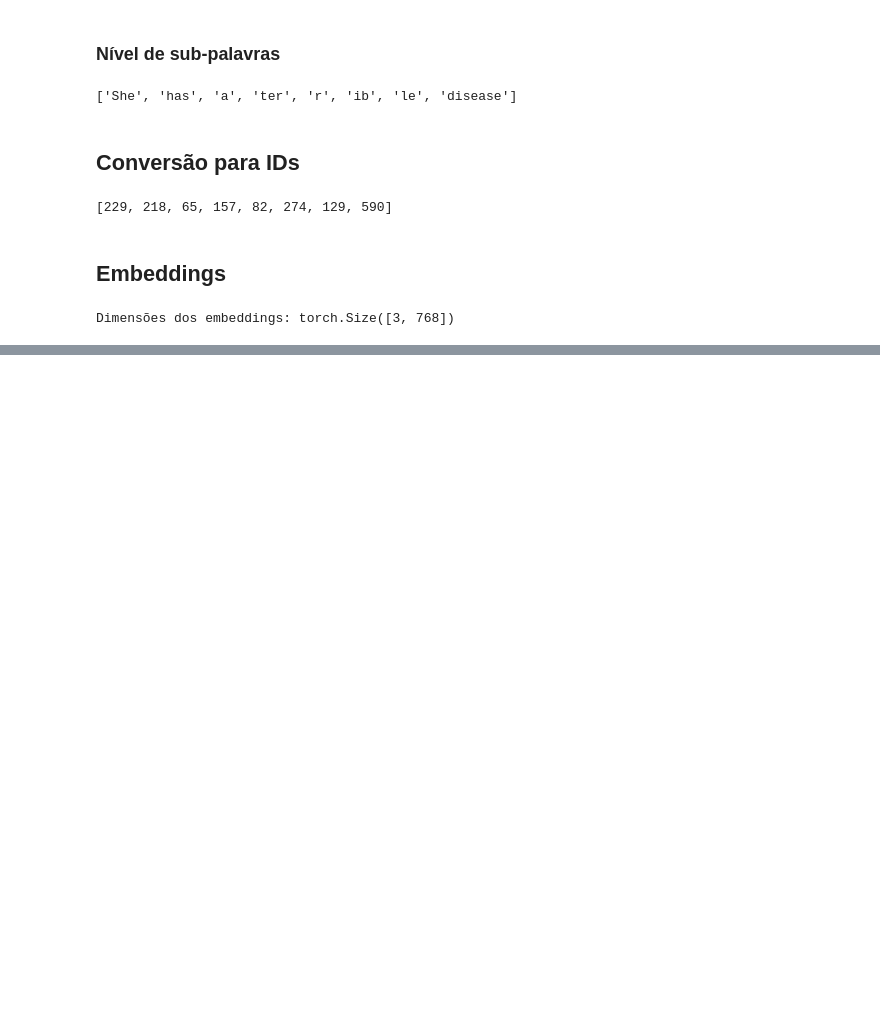
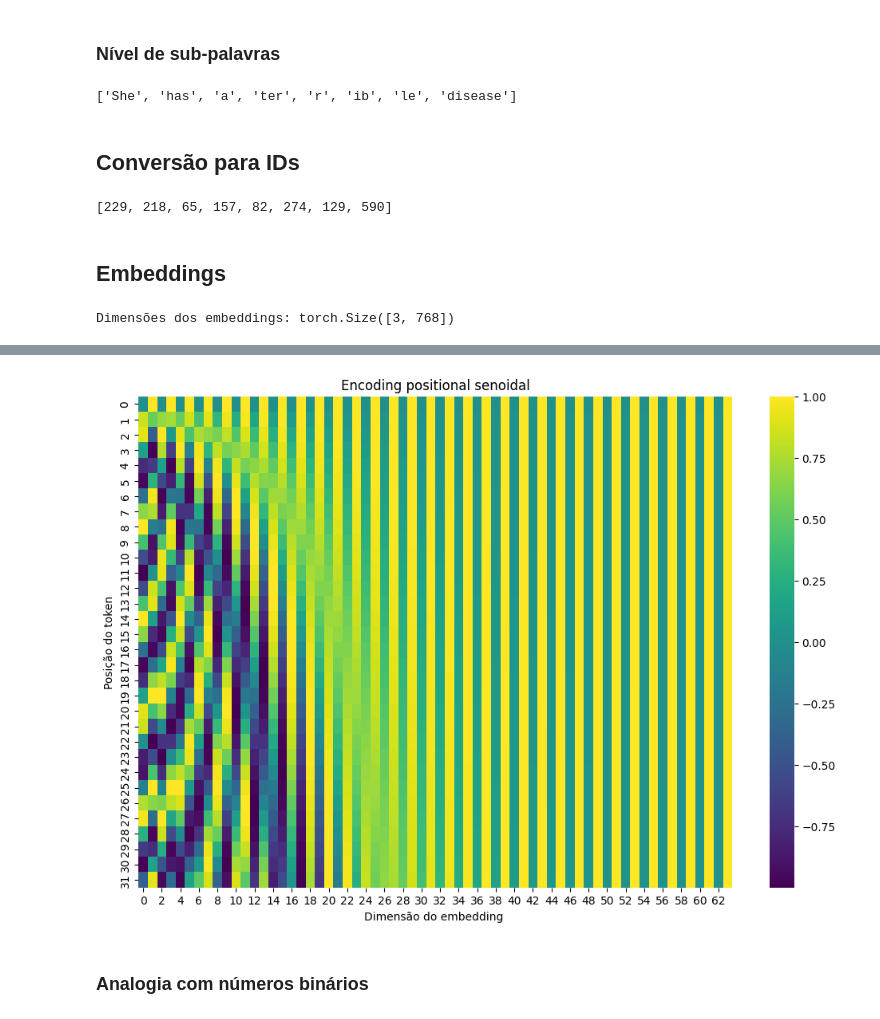
Before and after one commit to peuBouzon/workshop-transformers, a Jupyter notebook: blocks/word_to_numbers.ipynb, the cells around one changed output, grey strips where cells are left out. Cells and saved outputs as stored; diff of their text form; code cells hidden in the pictures; blank space fills up the shorter version.

```diff
--- a/blocks/word_to_numbers.ipynb
+++ b/blocks/word_to_numbers.ipynb
@@ -174,0 +268,46 @@ tensor([[-1.0037,  0.5122, -1.6622,  ..., -0.1847, -0.2666,  0.4592],
+# %%
+import torch
+import torch.nn as nn
+import matplotlib.pyplot as plt
+import seaborn as sns
+
+class SinusoidalPositionalEmbedding(nn.Module):
+    def __init__(self, d_model, max_len=5000):
+        super().__init__()
+
+        positional_embeddings = torch.zeros(max_len, d_model)
+
+        position = torch.arange(0, max_len, dtype=torch.float).unsqueeze(1)
+
+        indices = torch.arange(0, d_model, 2).float()
+
+        exponent = indices / d_model
+
+        denominator = torch.pow(10000, exponent)
+
+        argument = position / denominator
+
+        positional_embeddings[:, 0::2] = torch.sin(argument)
+        positional_embeddings[:, 1::2] = torch.cos(argument)
+
+        self.register_buffer('positional_embeddings', positional_embeddings.unsqueeze(0))
+# %%
+def plot_positional_embeddings():
+    d_model = 64
+    max_len = 32
+
+    pos_encoder = SinusoidalPositionalEmbedding(d_model, max_len)
+
+    pe_matrix = pos_encoder.positional_embeddings.squeeze(0).numpy()
+    plt.figure(figsize=(12, 8))
+    sns.heatmap(pe_matrix, cmap="viridis", cbar=True)
+    plt.title("Encoding positional senoidal")
+    plt.xlabel("Dimensão do embedding ")
+    plt.ylabel("Posição do token")
+    plt.show()
+
+plot_positional_embeddings()
+# %% [output]
+[figure, added]
+# %% [markdown]
+### Analogia com números binários
```
Also changed, not shown: parts of 12 cells of this notebook.
